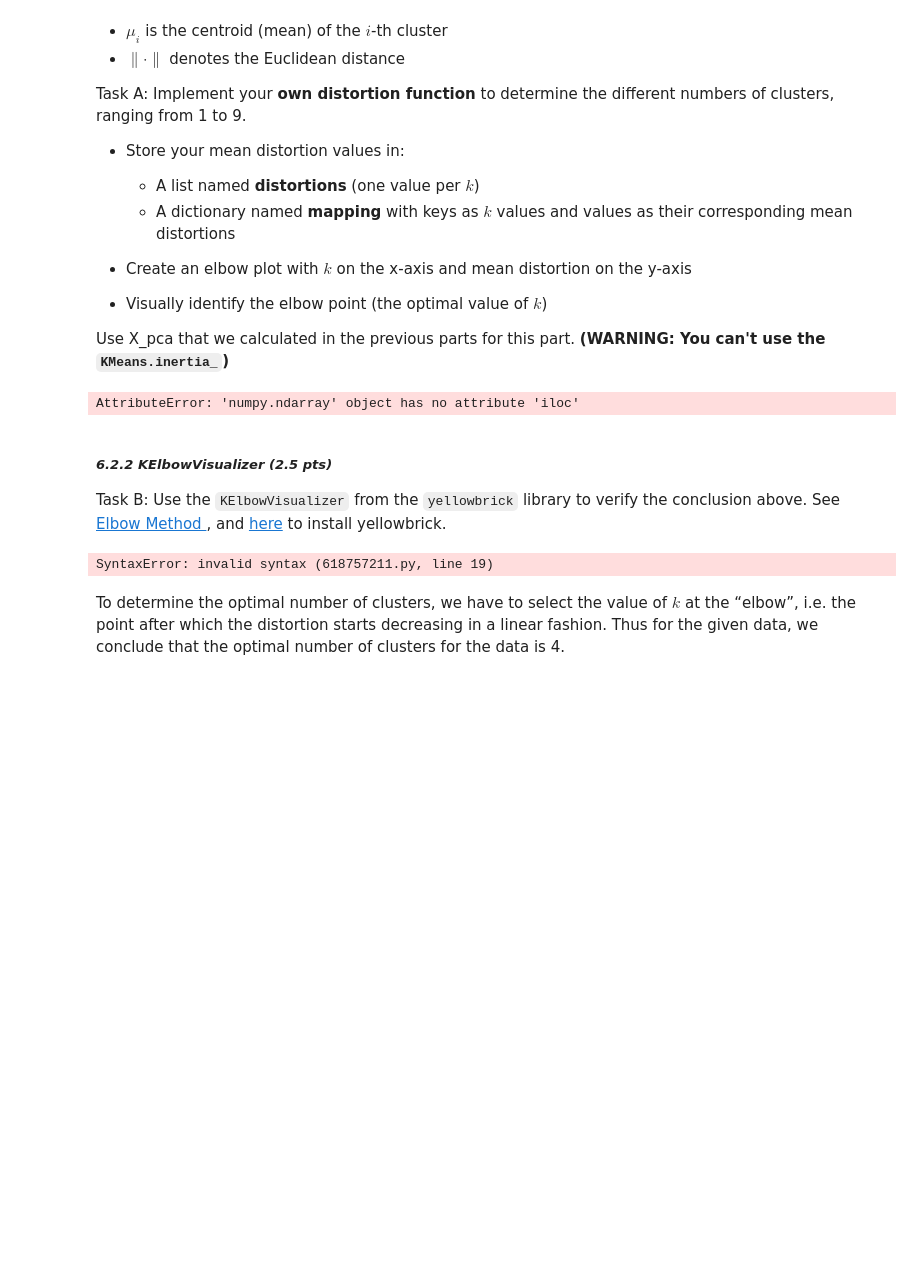
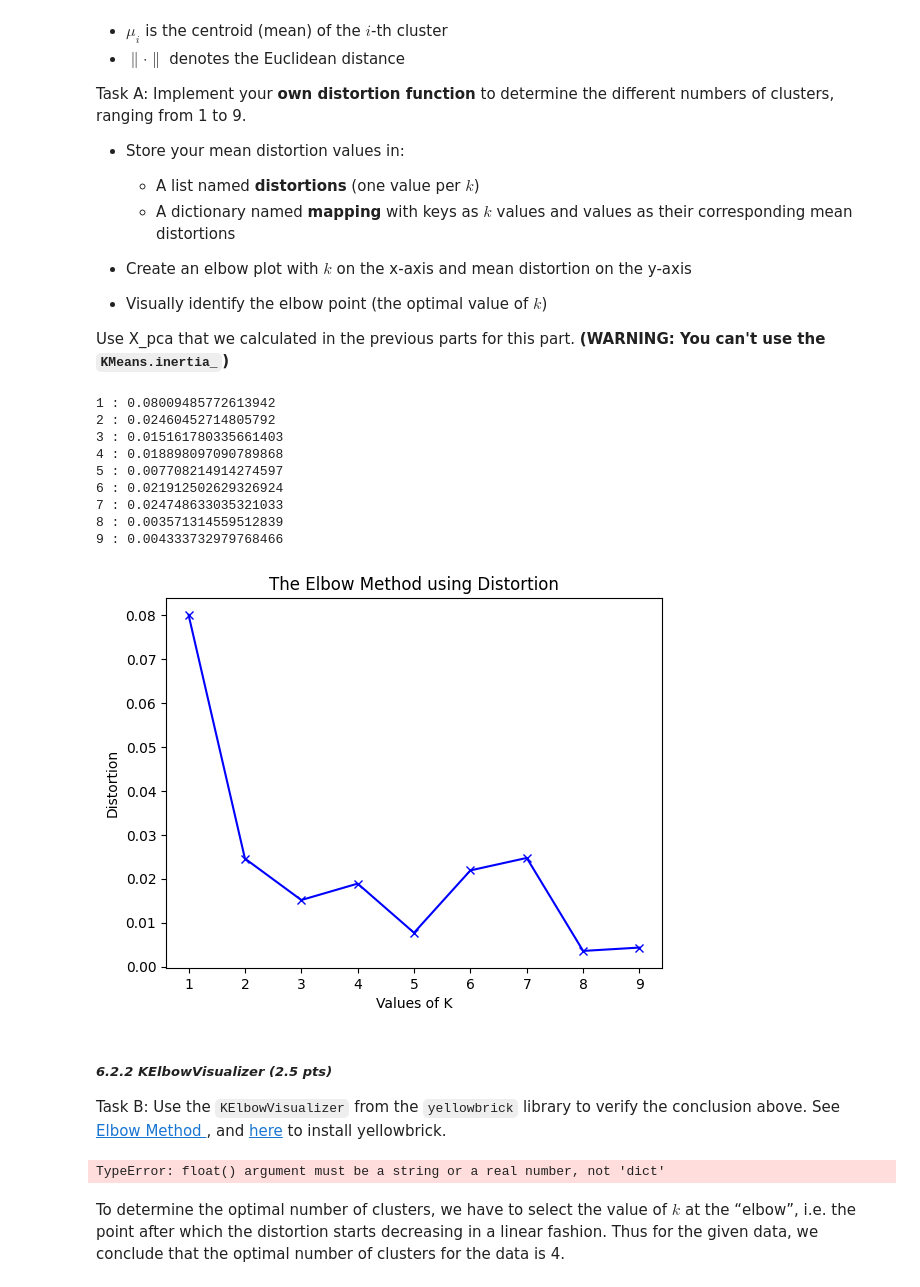
Before and after one commit to cooldeath49/CMSC320, a Jupyter notebook: hw4/CMSC320_HW4_Fall2025_ML_Classifiers_Clustering.ipynb, the cells around one changed output. Cells and saved outputs as stored; diff of their text form; code cells hidden in the pictures; blank space fills up the shorter version.

```diff
--- a/hw4/CMSC320_HW4_Fall2025_ML_Classifiers_Clustering.ipynb
+++ b/hw4/CMSC320_HW4_Fall2025_ML_Classifiers_Clustering.ipynb
@@ -671,25 +672,42 @@ Use X_pca that we calculated in the previous parts for this part.
 # %%
 distortions = []
 K = range(1, 10)
 mapping = {}
 for k in K:
 # ANSWER STARTING HERE
     kmeans = KMeans(n_clusters=k, random_state=seed)
     kmeans.fit(X_pca)
+    sum = 0
+    centers = kmeans.cluster_centers_
+
+    distances = cdist(X_pca, centers, metric="euclidean")
+    min = np.min(distances)
+    distortion = np.sum(min ** 2)
+    distortions.append(distortion)
+    mapping[k] = distortion
 
 # ANSWER ENDS HERE
 
-#for key, val in mapping.items():
- #   print(f'{key} : {val}')
+for key, val in mapping.items():
+   print(f'{key} : {val}')
 
 
-#plt.plot(K, distortions, 'bx-')
-#plt.xlabel('Values of K')
-#plt.ylabel('Distortion')
-#plt.title('The Elbow Method using Distortion')
-#plt.show()
+plt.plot(K, distortions, 'bx-')
+plt.xlabel('Values of K')
+plt.ylabel('Distortion')
+plt.title('The Elbow Method using Distortion')
+plt.show()
 # %% [output]
-AttributeError: 'numpy.ndarray' object has no attribute 'iloc'
+1 : 0.08009485772613942
+2 : 0.02460452714805792
+3 : 0.015161780335661403
+4 : 0.018898097090789868
+5 : 0.007708214914274597
+6 : 0.021912502629326924
+7 : 0.024748633035321033
+8 : 0.003571314559512839
+9 : 0.004333732979768466
+[figure, added]
 # %% [markdown]
 ##### ***6.2.2 KElbowVisualizer (2.5 pts)***
 Task B: Use the `KElbowVisualizer` from the `yellowbrick` library to verify the conclusion above. See [Elbow Method
@@ -713,7 +731,7 @@ elbow_module.KELBOW_SCOREMAP['distortion'] = mean_distortion_score
 
 # ANSWER STARTING HERE
 # Load the dataset
-X_yellowbrick =
+X_yellowbrick = mapping
 
 # Instantiate the clustering model and visualizer
 model = KMeans()
@@ -723,7 +741,7 @@ visualizer.fit(X_yellowbrick)
 
 # ANSWER ENDS HERE
 # %% [output]
-SyntaxError: invalid syntax (618757211.py, line 19)
+TypeError: float() argument must be a string or a real number, not 'dict'
 # %% [markdown]
 To determine the optimal number of clusters, we have to select the value of $k$ at the “elbow”, i.e. the point after which the distortion starts decreasing in a linear fashion. Thus for the given data, we conclude that the optimal number of clusters for the data is 4.
 # %%
```
Also changed, not shown: parts of 1 cell of this notebook.
